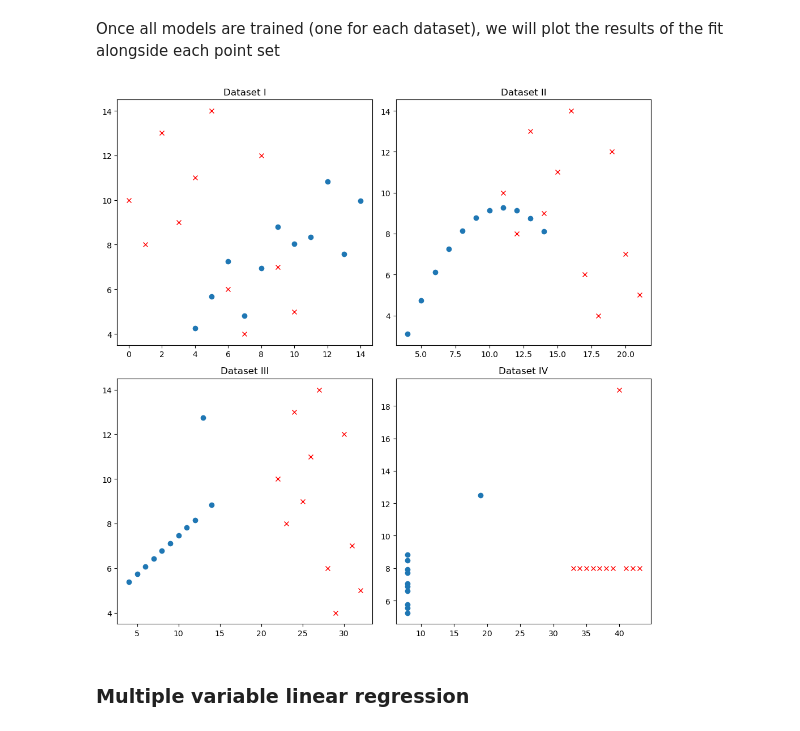
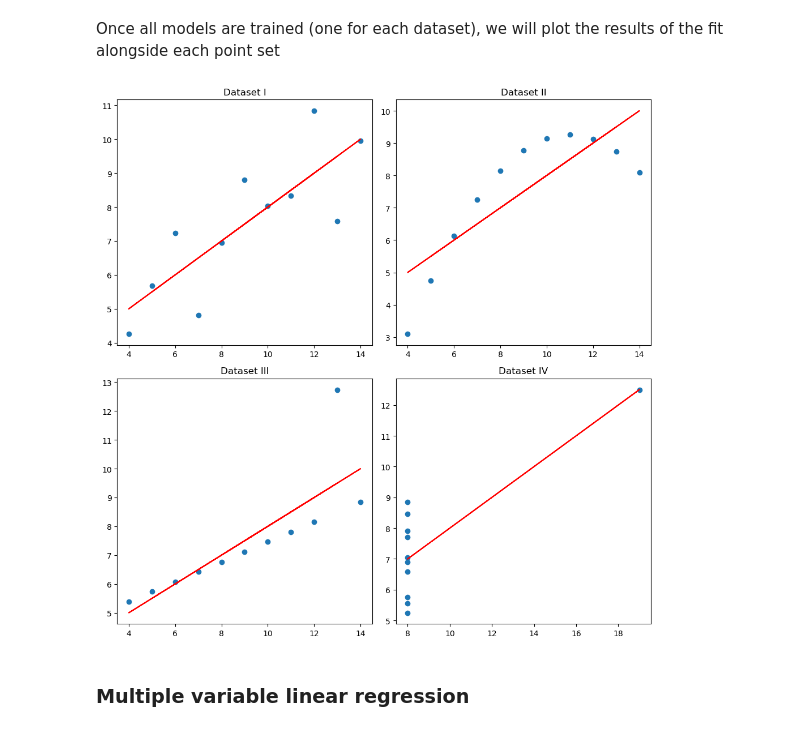
Before and after one commit to ICAI-IMAT-ML/p2-3-Elcazar, a Jupyter notebook: notebook/Lab_2_3_LinearRegression.ipynb, the cells around one changed output. Cells and saved outputs as stored; diff of their text form; code cells hidden in the pictures.

```diff
--- a/notebook/Lab_2_3_LinearRegression.ipynb
+++ b/notebook/Lab_2_3_LinearRegression.ipynb
@@ -87,22 +86,26 @@ Once all models are trained (one for each dataset), we will plot the results of
 # %%
 # Visualizing the datasets with their regression lines
 fig, axs = plt.subplots(2, 2, figsize=(10, 10))
 axs = axs.flatten()
 
 for i, dataset in enumerate(datasets):
 
-    data = anscombe.loc[anscombe["dataset"]==datasets[i]]
+    data = anscombe.loc[anscombe["dataset"]==dataset]
 
     axs[i].scatter(data['x'], data['y'])
 
     # TODO: Plot the data and the fit (fill the "None" value)
-    axs[i].plot(data['x'], None, color='red')  # Regression line
+    linreg = LinearRegressor()
+    linreg.fit_simple(data['x'],data['y'])
+    y_pred = linreg.predict(data['x'])
+
+    axs[i].plot(data['x'], y_pred, color='red')  # Regression line
     axs[i].set_title(f"Dataset {dataset}")
 
 plt.tight_layout()
 plt.show()
 # %% [output]
-[figure, old version]
+[figure, new version]
 # %% [markdown]
 ### Multiple variable linear regression
 # %% [markdown]
```
Also changed, not shown: parts of 3 cells of this notebook.
